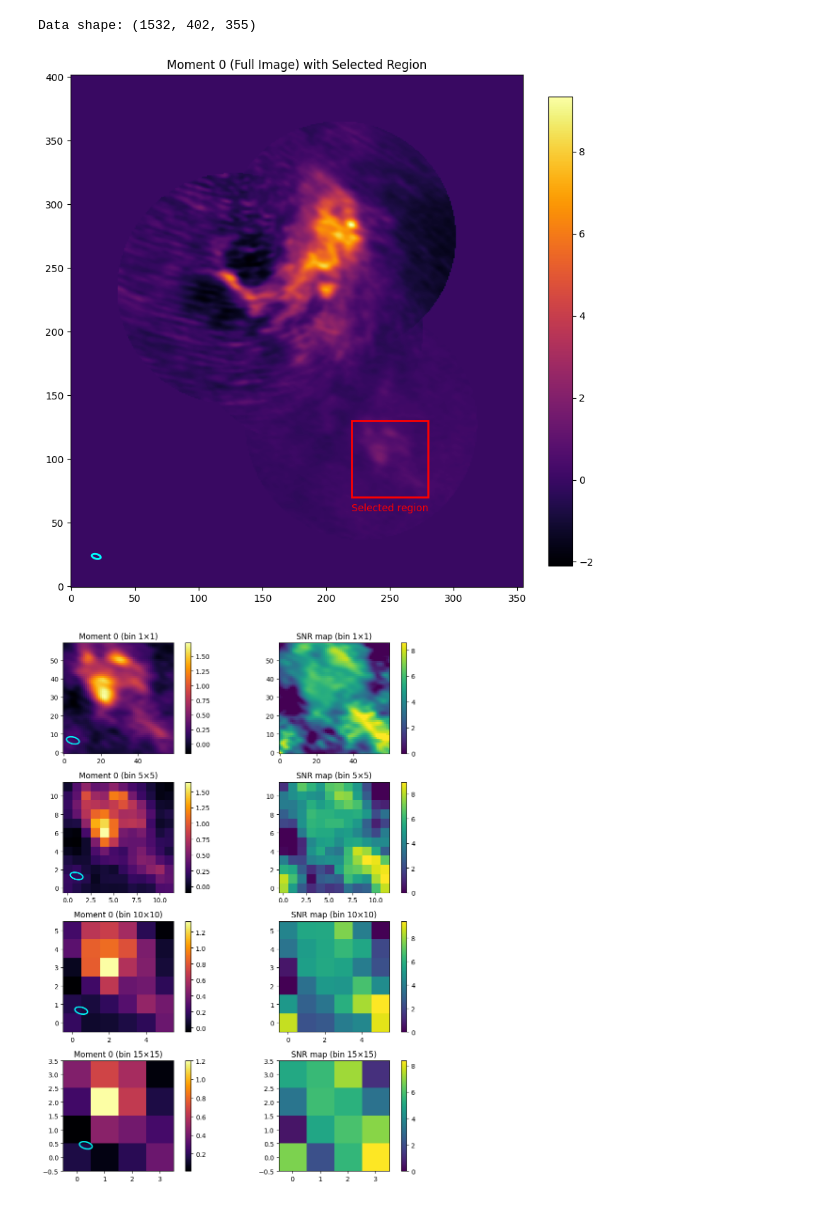
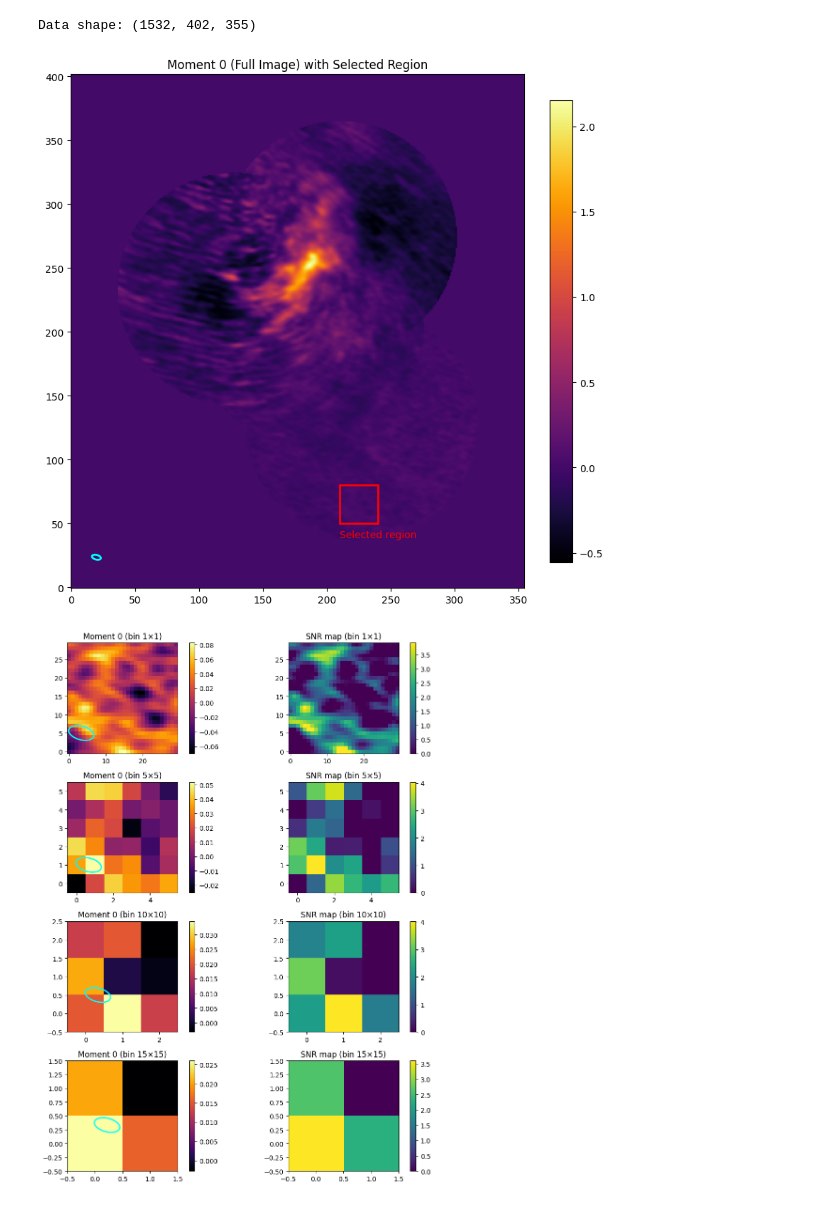
Before and after one commit to SaturnZC/ALMA_project, a Jupyter notebook: pixel_binning_test/pixel_binning_test.ipynb, the cells around one changed output. Drawn from its saved outputs; the diff is of its cells as text; code cells hidden in the pictures.

Commit message:
add figure

```diff
--- a/pixel_binning_test/pixel_binning_test.ipynb
+++ b/pixel_binning_test/pixel_binning_test.ipynb
@@ -7,7 +7,8 @@ from matplotlib.patches import Ellipse
 
 # ==== Set input file and channel range ====
 cube_file = "/Users/ccc/Desktop/research/baobab/ALMA_project/datacubes/spw0.fits"
-v1, v2 = 700, 1000  # Channel range to analyze
+v1, v2 = 1200, 1300  # Channel range to analyze
+x_axis_type = 'velo'  # 選擇 'channel' 或 'velo'
 
 # ==== Read FITS data ====
 data = fits.getdata(cube_file)       # shape: (stokes, freq, y, x)
@@ -16,8 +17,8 @@ cube = data[0, :, :, :]
 print(f"Data shape: {cube.shape}")
 
 # ==== Extract specified channel region ====
-# x1, x2, y1, y2 = 210, 240, 50, 80  # selected region
-x1, x2, y1, y2 = 220, 280, 70, 130  # selected region
+x1, x2, y1, y2 = 210, 240, 50, 80  # selected region
+# x1, x2, y1, y2 = 220, 280, 70, 130  # selected region
 
 subcube = cube[v1:v2, y1:y2, x1:x2]
 channels = np.arange(v1, v2)
@@ -86,42 +87,77 @@ for i, b in enumerate(bin_sizes):
     beam_x = bmin_pix / 2 + moment0_maps[b].shape[1] * 0.05
     beam_y = bmaj_pix / 2 + moment0_maps[b].shape[0] * 0.05
     beam = Ellipse((beam_x, beam_y), width=bmin_pix, height=bmaj_pix, angle=bpa,
                    edgecolor='cyan', facecolor='none', lw=2, zorder=10)
     ax0.add_patch(beam)
 
     im1 = ax1.imshow(snr_maps[b], origin='lower', cmap='viridis',
                      vmin=0, vmax=np.nanpercentile(snr_maps[b], 99))
     ax1.set_title(f'SNR map (bin {b}×{b})')
     plt.colorbar(im1, ax=ax1, fraction=0.046)
 plt.tight_layout()
 plt.show()
 
-# ==== Spectral comparison ====
+# # ==== Spectral comparison (Velocity Axis) ====
+# fig, ax = plt.subplots(figsize=(10, 5))
+# ny, nx = subcube.shape[1:]
+# y0, x0 = ny // 2, nx // 2
+
+# velocity_axis = header['CRVAL3'] + (np.arange(v1, v2) + 1 - header['CRPIX3']) * header['CDELT3']  # m/s
+# velocity_axis_kms = velocity_axis / 1e3  #  km/s
+
+# for b in bin_sizes:
+#     cube_use = subcube if b == 1 else spatial_bin_cube(subcube, b)
+#     yb, xb = y0 // b, x0 // b
+#     roi = cube_use[:, yb:yb + 1, xb:xb + 1] #if b > 1 else cube_use[:, y0 - 2:y0 + 3, x0 - 2:x0 + 3]
+#     spec = roi.mean(axis=(1, 2))
+#     ax.plot(velocity_axis_kms, spec, label=f'bin {b}×{b}')
+
+# # Add vertical line at rest velocity (v = 0 km/s)
+# ax.axvline(0, color='r', linestyle='--', label='rest freq (v=0)')
+
+# ax.set_xlabel("Velocity (km/s)")
+# ax.set_ylabel("Averaged Intensity")
+# ax.set_title("Spectral Comparison (Velocity Axis)")
+# ax.legend()
+# ax.grid(True)
+# plt.tight_layout()
+# plt.show()
+
 fig, ax = plt.subplots(figsize=(10, 5))
 ny, nx = subcube.shape[1:]
 y0, x0 = ny // 2, nx // 2
 
-velocity_axis = header['CRVAL3'] + (np.arange(v1, v2) + 1 - header['CRPIX3']) * header['CDELT3']  # m/s
-velocity_axis_kms = velocity_axis / 1e3  #  km/s
+# 預備 x 軸
+if x_axis_type == 'velo':
+    velocity_axis = header['CRVAL3'] + (np.arange(v1, v2) + 1 - header['CRPIX3']) * header['CDELT3']  # m/s
+    x_axis = velocity_axis / 1e3  # km/s
+    x_label = 'Velocity (km/s)'
+    rest_line_x = 0  # v = 0 km/s 對應 rest frequency
+else:
+    x_axis = np.arange(v1, v2)
+    x_label = 'Channel'
+    # 計算 rest frequency 對應 channel
+    rest_index = int(round((0.0 - header['CRVAL3']) / header['CDELT3'] + header['CRPIX3'] - 1))
+    rest_line_x = rest_index
 
+# 畫出光譜
 for b in bin_sizes:
     cube_use = subcube if b == 1 else spatial_bin_cube(subcube, b)
     yb, xb = y0 // b, x0 // b
-    roi = cube_use[:, yb:yb + 1, xb:xb + 1] #if b > 1 else cube_use[:, y0 - 2:y0 + 3, x0 - 2:x0 + 3]
+    roi = cube_use[:, yb:yb + 1, xb:xb + 1] if b > 1 else cube_use[:, y0 - 2:y0 + 3, x0 - 2:x0 + 3]
     spec = roi.mean(axis=(1, 2))
-    ax.plot(velocity_axis_kms, spec, label=f'bin {b}×{b}')
+    ax.plot(x_axis, spec, label=f'bin {b}×{b}')
 
-# Add vertical line at rest velocity (v = 0 km/s)
-ax.axvline(0, color='r', linestyle='--', label='rest freq (v=0)')
-
-ax.set_xlabel("Velocity (km/s)")
+# 畫上 rest frequency 的紅線
+# ax.axvline(rest_line_x, color='r', linestyle='--', label='Rest freq (v=0)')
+ax.set_xlabel(x_label)
 ax.set_ylabel("Averaged Intensity")
-ax.set_title("Spectral Comparison (Velocity Axis)")
+ax.set_title(f"Spectral Comparison (x = {x_label})")
 ax.legend()
 ax.grid(True)
 plt.tight_layout()
 plt.show()
 # %% [output]
 Data shape: (1532, 402, 355)
-[figure, old version]
+[figure, new version]
-[figure, old version]
+[figure, new version]
```
Also changed, not shown: parts of 2 cells of this notebook, 5 other files.
